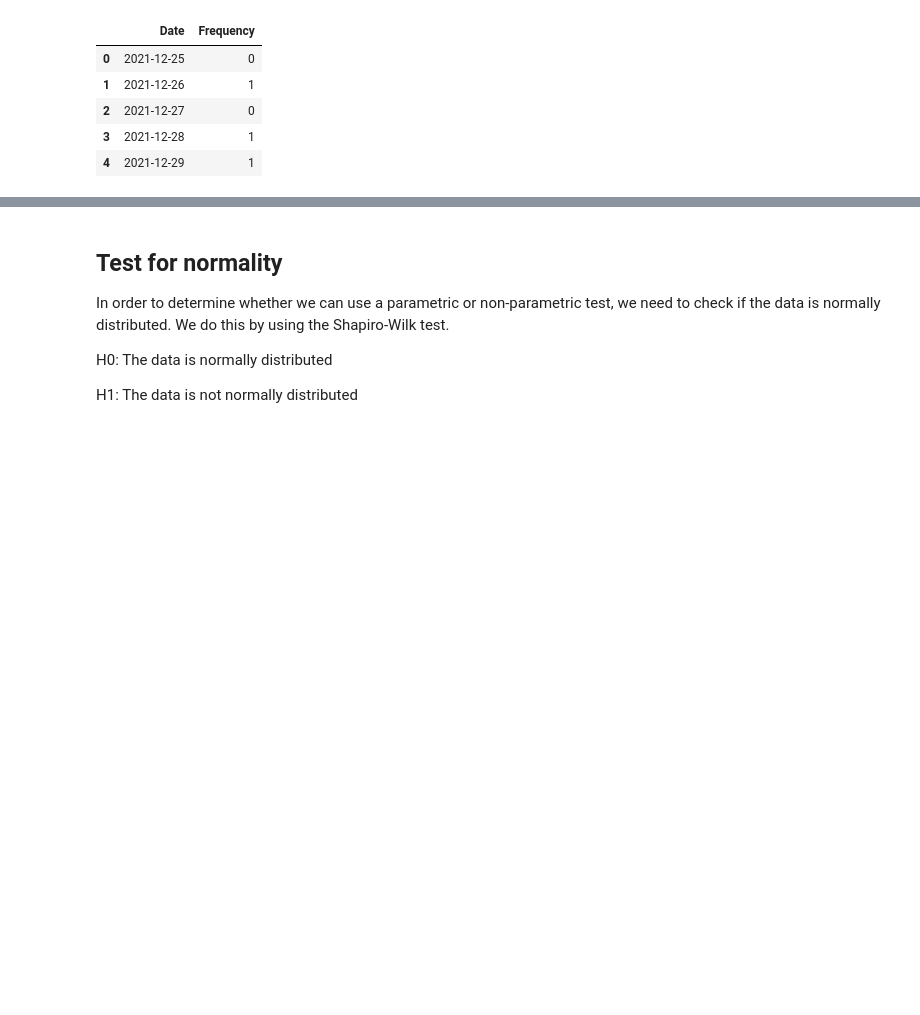
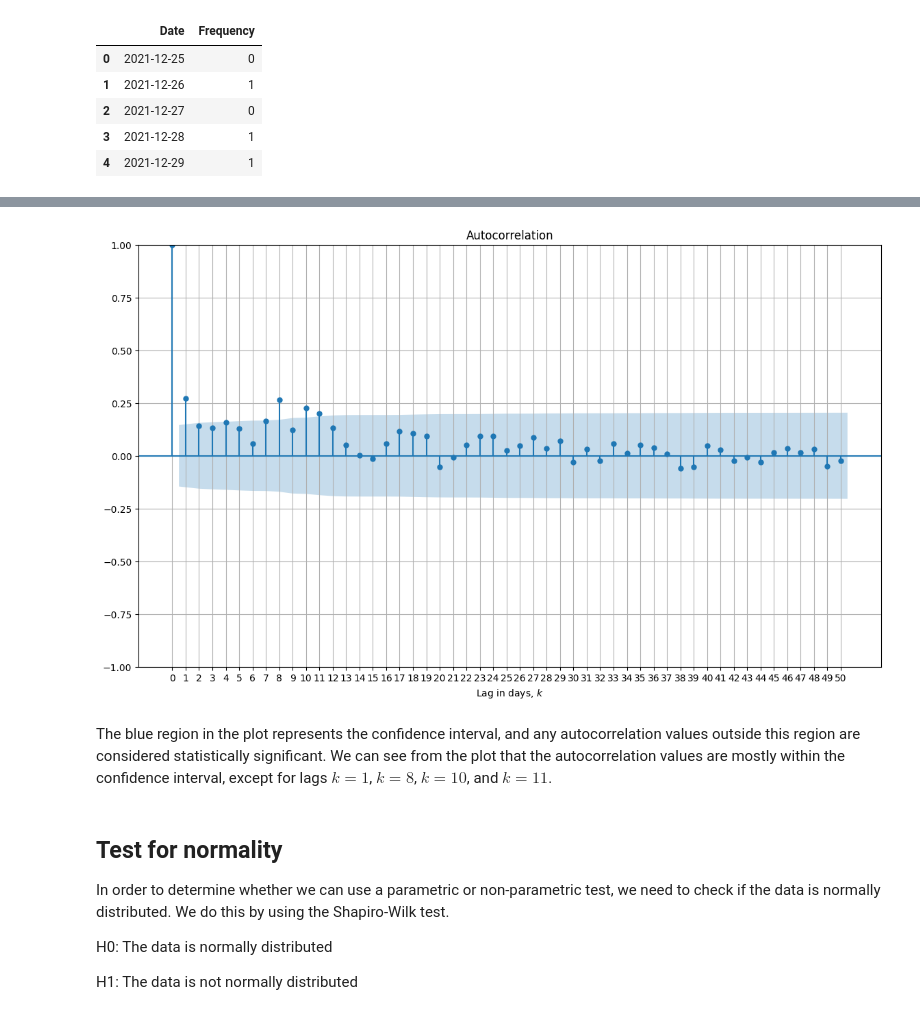
Before and after one commit to deckardsworkspace/cs132-group3, a Jupyter notebook: model-and-results/stat-hypo.ipynb, the cells around one changed output, grey strips where cells are left out. Drawn from its saved outputs; the diff is of its cells as text; code cells hidden in the pictures; blank space fills up the shorter version.

Commit message:
model-and-results: Add autocorrelation

```diff
--- a/model-and-results/stat-hypo.ipynb
+++ b/model-and-results/stat-hypo.ipynb
@@ -82,3 +94,23 @@ df_datefreq.head()
+# %%
+import matplotlib.pyplot as plt
+import matplotlib as mpl
+import numpy as np
+import statsmodels.api as sm
+
+with mpl.rc_context():
+    mpl.rc("figure", figsize=(14,8))
+    sm.graphics.tsa.plot_acf(df_freq['Frequency'], lags=50)
+    plt.grid()
+    plt.xticks(np.arange(0, 51, 1.0))
+    plt.xlabel('Lag in days, $k$')
+    plt.show()
+
+# Store ACF values and confidence intervals
+acf_random, acf_random_confidence = sm.tsa.stattools.acf(df_freq, nlags=40, alpha=0.05)
+# %% [output]
+[figure, added]
+# %% [markdown]
+The blue region in the plot represents the confidence interval, and any autocorrelation values outside this region are considered statistically significant. We can see from the plot that the autocorrelation values are mostly within the confidence interval, except for lags $k=1$, $k=8$, $k=10$, and $k=11$.
 # %% [markdown]
 ## Test for normality
 
```
Also changed, not shown: parts of 1 cell of this notebook.
